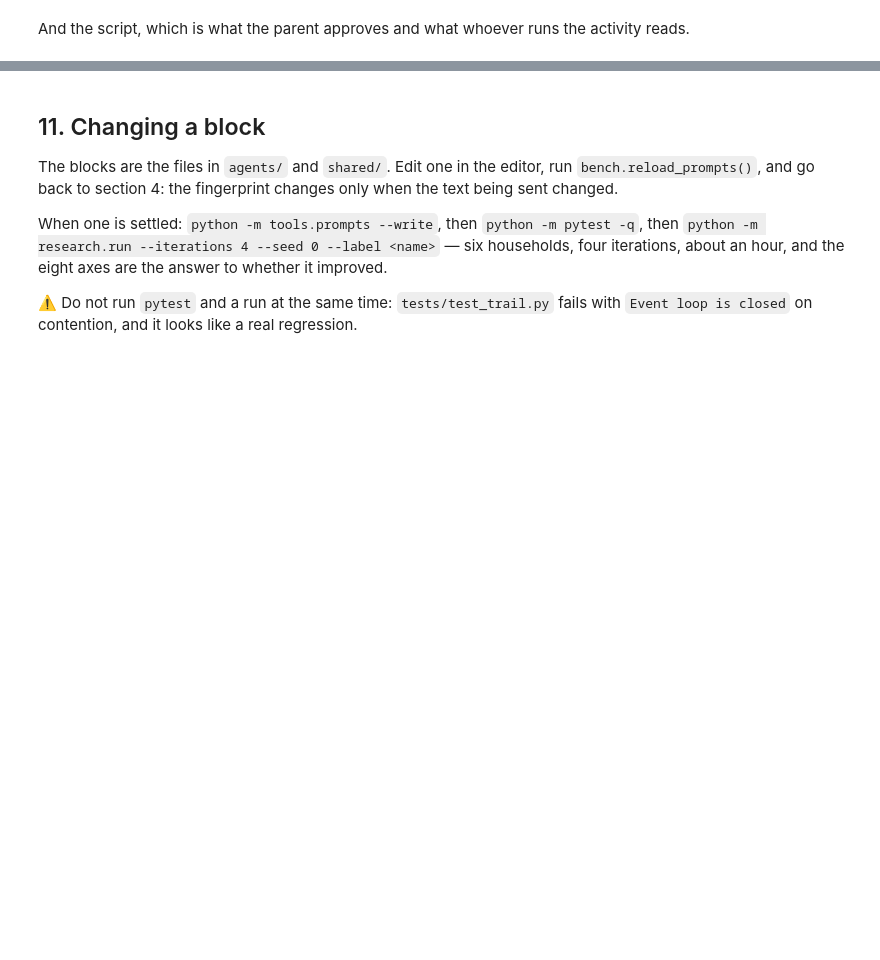
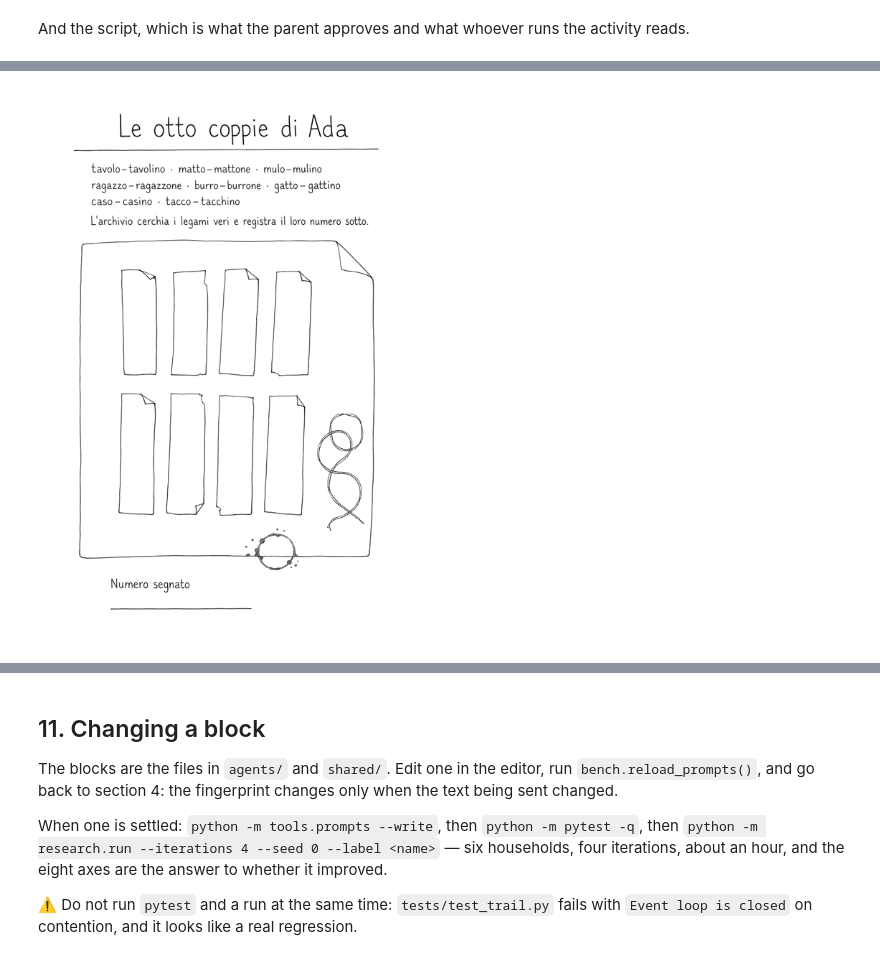
Before and after one commit to faustinopalma/lanternina, a Jupyter notebook: research/officina.ipynb, the cells around one changed output, grey strips where cells are left out. Cells and saved outputs as stored; diff of their text form; code cells hidden in the pictures; blank space fills up the shorter version.

```diff
--- a/research/officina.ipynb
+++ b/research/officina.ipynb
@@ -541,17 +441,0 @@ say — nothing to draw here
-# %%
-from string import Template
-
-from research.calls import what_they_did
-
-if isinstance(M, Collect):
-    print(Template(P["stand-in"]).substitute(
-        displays="\n".join(DISPLAYS), sheet=SHEET, mood=MOOD, minutes=MINUTES
-    ))
-    DID = await what_they_did(
-        CTX, displays=DISPLAYS, sheet=SHEET, mood=MOOD, minutes_in=MINUTES
-    )
-    CAME = "marks" if str(DID.get("came")) == "marks" else "blank"
-    print(f"\n{CAME} · {DID.get('onIt')} · stop: {DID.get('stop')}\n{DID.get('why')}")
-else:
-    CAME = None
-    print(f"{M.act} — nobody is being asked for anything here")
@@ -597,0 +518,82 @@ no continuation was asked for
+# %%
+from panel.continuing import continue_experience
+
+BY_ID = {one.id: one for one in EXPERIENCE.moments}
+ORDER = [one.id for one in EXPERIENCE.moments]
+AT: str | None = ORDER[0]
+MINUTES = 0
+STEPS = 0
+DISPLAYS: list[str] = []
+SHEET = ""
+IN_HAND: bytes | None = None
+PAGE_ABOUT = ""
+
+# A guard and not a rule: the moments are a graph, and a document that loops would
+# otherwise walk until the money ran out.
+while AT is not None and STEPS < 24:
+    STEPS += 1
+    MOMENT = BY_ID[AT]
+    TOOK, LINES = show(MOMENT, MINUTES)
+    MINUTES += TOOK
+    DISPLAYS += LINES
+    CAME, READ_AS = None, ""
+
+    if isinstance(MOMENT, HandOver):
+        SHEET = in_words(MOMENT.page)
+        try:
+            PNG, DRAWN_BY = await PageMaker().draw(CTX, MOMENT.page)
+            (PAGES / f"{MOMENT.id}.png").write_bytes(PNG)
+            IN_HAND, PAGE_ABOUT = PNG, MOMENT.page.title
+            print(f"   printed · {len(PNG)} bytes · tmp/pages/{MOMENT.id}.png")
+            seen(PNG)
+        except Exception as bad:
+            IN_HAND = None
+            print(f"   the page did not arrive: {type(bad).__name__}: {bad}")
+
+    if isinstance(MOMENT, Collect):
+        if IN_HAND is not None:
+            print(f"\n--- SENT to the hand, with the page above ---\n{asked_of(HAND)}")
+            try:
+                FILLED = written_on(IN_HAND, hand=HAND)
+                (PAGES / f"{MOMENT.id}-filled.png").write_bytes(FILLED)
+                print(f"   written on · {len(FILLED)} bytes · "
+                      f"tmp/pages/{MOMENT.id}-filled.png")
+                seen(FILLED)
+                READING = await PageReader().read(
+                    CTX,
+                    blank=as_image(IN_HAND),
+                    came_back=as_image(FILLED),
+                    about=PAGE_ABOUT,
+                )
+                READ_AS = " · ".join(READING.describes)
+                CAME = "marks" if READING.written else "blank"
+                print(f"   read back: {CAME} · {READ_AS}")
+            except Exception as bad:
+                print(f"   nobody wrote on it: {type(bad).__name__}: {bad}")
+        if CAME is None:
+            DID = await what_they_did(
+                CTX, displays=DISPLAYS, sheet=SHEET, mood=MOOD, minutes_in=MINUTES
+            )
+            CAME = "marks" if str(DID.get("came")) == "marks" else "blank"
+            READ_AS = str(DID.get("onIt", ""))
+            print(f"   the stand-in answered in words: {CAME} · {READ_AS}")
+        IN_HAND = None
+
+    AT = next_id(MOMENT, CAME)
+    if AT == ASK:
+        print("\n   the outcome says ask: the rest is bought here")
+        MORE, SPENT = await continue_experience(
+            experience=DOCUMENT,
+            after=MOMENT.id,
+            came=CAME,
+            reading={"came": CAME, "reading": READ_AS},
+            now=time.time(),
+            pitch=ARGS["pitch"],
+        )
+        BY_ID |= {one.id: one for one in MORE.moments}
+        ORDER += [one.id for one in MORE.moments]
+        AT = MORE.moments[0].id
+        print(f"   {len(MORE.moments)} more moments · next is {AT}")
+
+print(f"\nover · {STEPS} moments · {MINUTES} minutes · {len(CALLS)} calls so far")
+# %% [output]
@@ -597,0 +617 @@ no continuation was asked for
+[figure, added]
```
Also changed, not shown: parts of 29 cells of this notebook, 2 other files.
